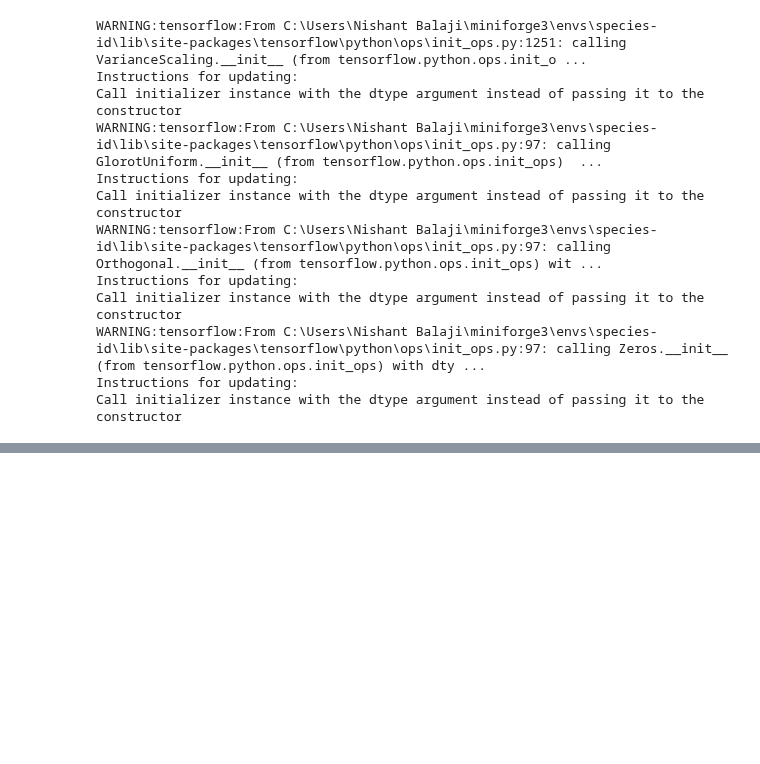
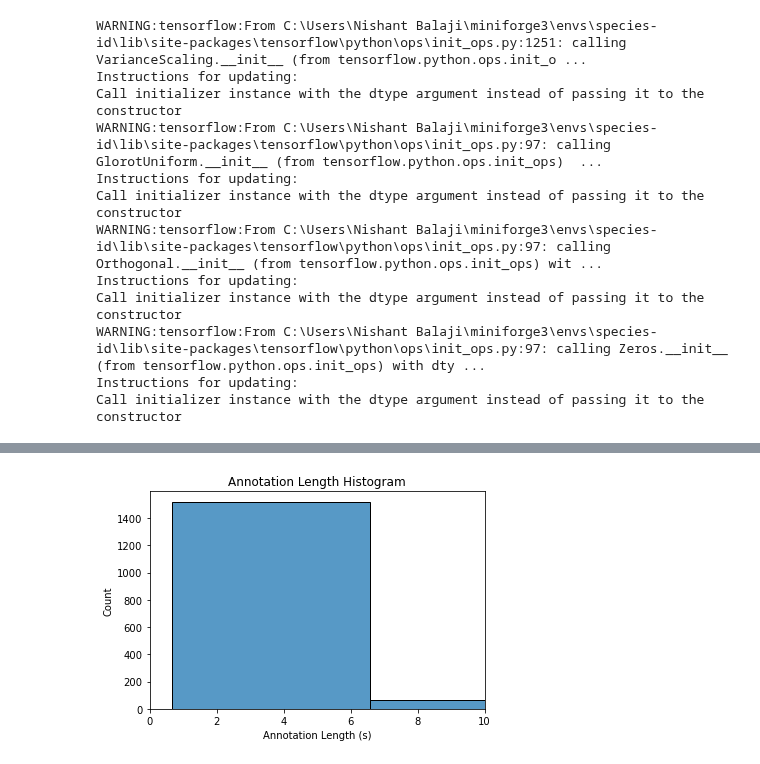
Before and after one commit to UCSD-E4E/PyHa, a Jupyter notebook: Annotation Histogram.ipynb, the cells around one changed output, grey strips where cells are left out. Saved outputs shown, nothing was run; the diff lists cells and outputs as text; code cells hidden in the pictures; blank space fills up the shorter version.

Commit message:
change max_length option

```diff
--- a/Annotation Histogram.ipynb
+++ b/Annotation Histogram.ipynb
@@ -45,0 +79,4 @@ annotation_histogram(automated_df)
+# %%
+annotation_histogram(df_combined, n_bins=10, max_length=10)
+# %% [output]
+[figure, added]
```
Also changed, not shown: parts of 7 cells of this notebook, 6 other files.
